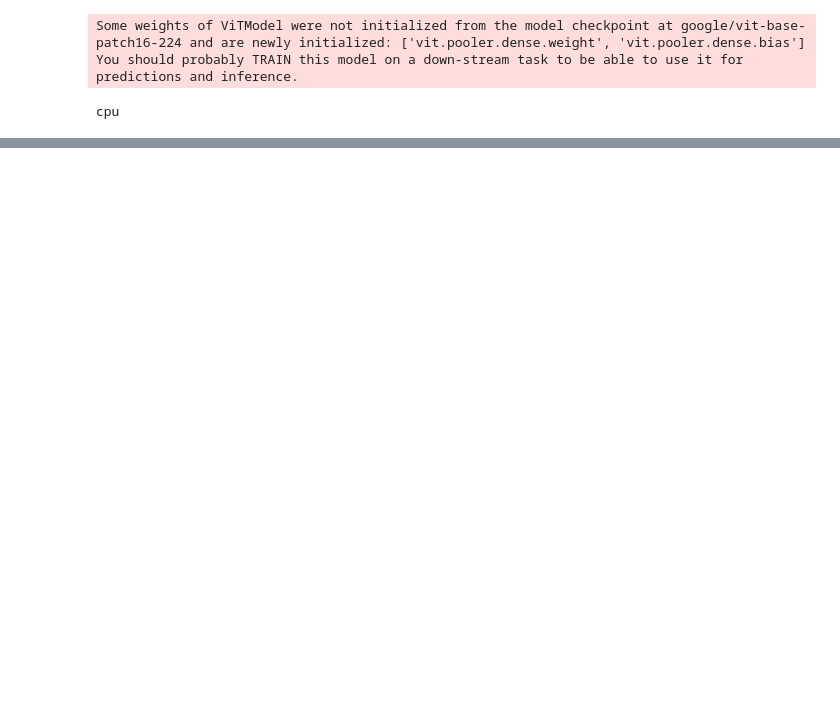
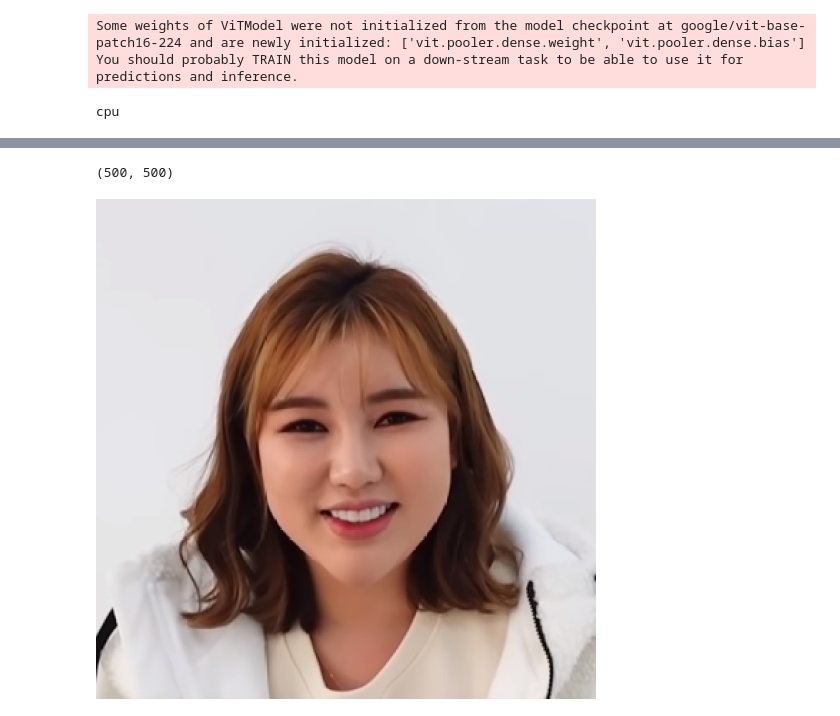
Before and after one commit to SeSAC-ImageAnalysis/Animal-Crossing, a Jupyter notebook: CODE/주민 닮은꼴 찾기(ViT encoder+Faiss).ipynb, the cells around one changed output, grey strips where cells are left out. Cells and saved outputs as stored; diff of their text form; code cells hidden in the pictures; blank space fills up the shorter version.

```diff
--- a/CODE/주민 닮은꼴 찾기(ViT encoder+Faiss).ipynb
+++ b/CODE/주민 닮은꼴 찾기(ViT encoder+Faiss).ipynb
@@ -269,0 +414,15 @@ array([[  0,   4,  11],
+# %%
+from autocrop import Cropper
+
+cropper = Cropper()
+cropped_array = cropper.crop(input_dir+'송가인.png')
+# %%
+crop_image = Image.fromarray(cropped_array)
+# %%
+crop_image.size
+# %% [output]
+(500, 500)
+# %%
+crop_image
+# %% [output]
+[figure, added]
```
Also changed, not shown: parts of 43 cells of this notebook.
